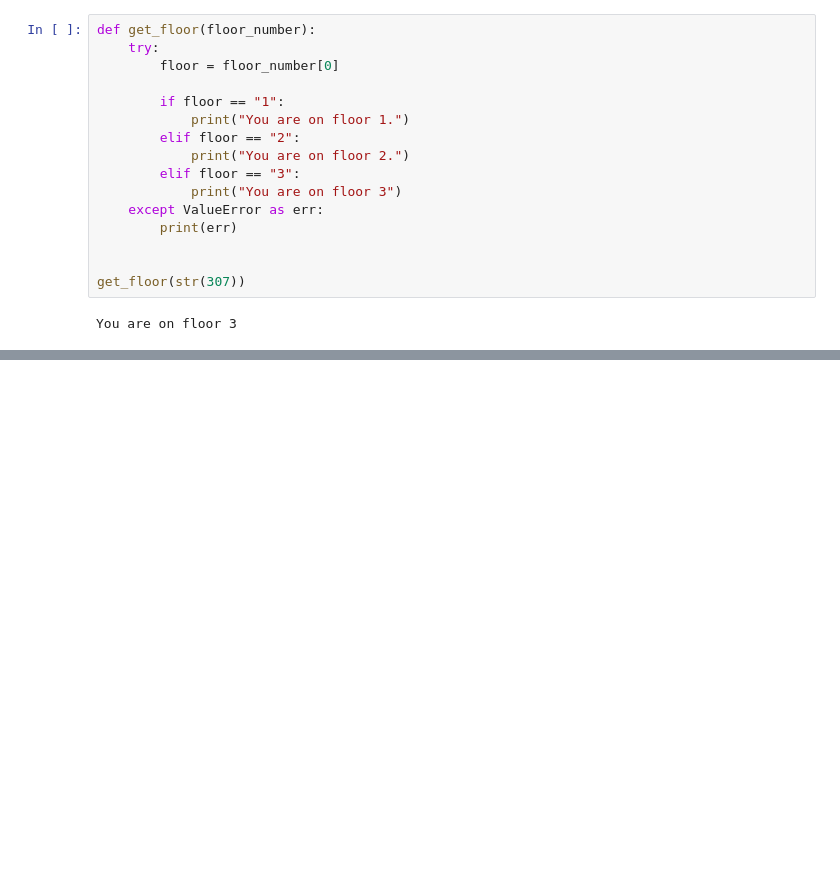
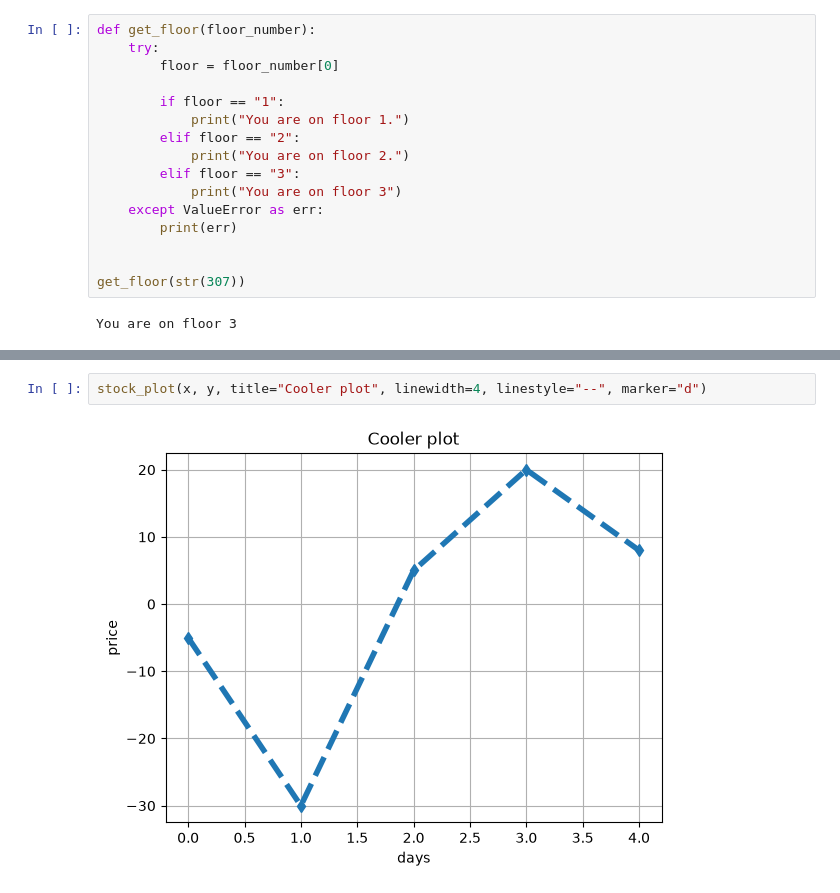
Before and after one commit to linusagren/python_linus_a_aiu26, a Jupyter notebook: code_alongs/11_functions/functions.ipynb, the cells around one changed output, grey strips where cells are left out. Cells and saved outputs as stored; diff of their text form; blank space fills up the shorter version.

```diff
--- a/code_alongs/11_functions/functions.ipynb
+++ b/code_alongs/11_functions/functions.ipynb
@@ -40,0 +138,4 @@ You are on floor 3
+# %%
+stock_plot(x, y, title="Cooler plot", linewidth=4, linestyle="--", marker="d")
+# %% [output]
+[figure, added]
```
Also changed, not shown: parts of 11 cells of this notebook.
